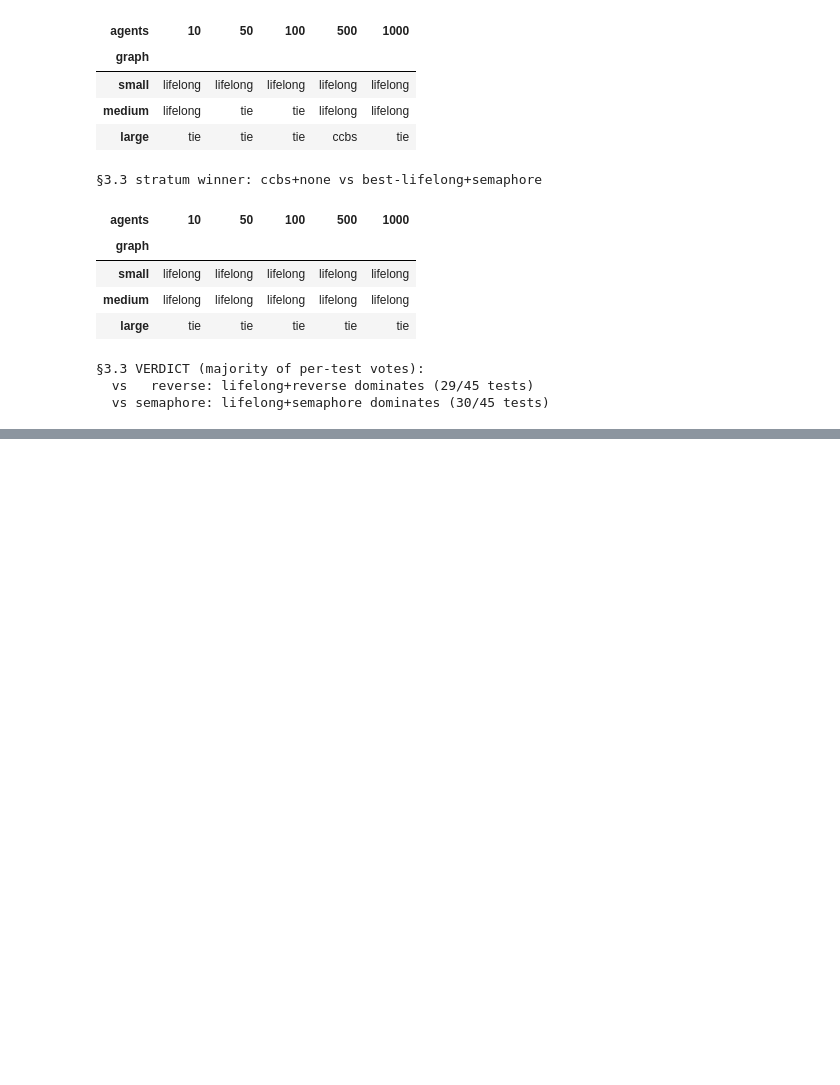
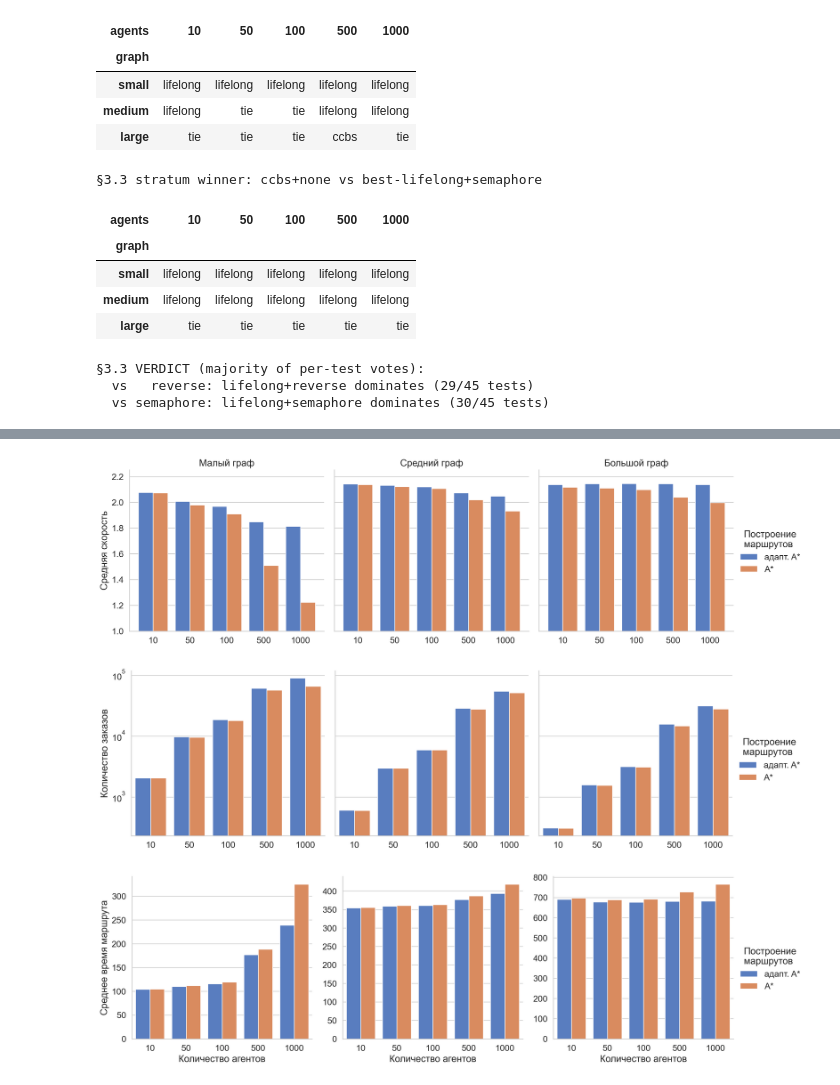
Before and after one commit to iktovr/master-diploma, a Jupyter notebook: src/demo/report.ipynb, the cells around one changed output, grey strips where cells are left out. Saved outputs shown, nothing was run; the diff lists cells and outputs as text; code cells hidden in the pictures; blank space fills up the shorter version.

```diff
--- a/src/demo/report.ipynb
+++ b/src/demo/report.ipynb
@@ -844,0 +913,39 @@ sns.catplot(df)
+# %%
+df = pd.concat(runs.values())
+df['agents'] = df['agents'].astype(int)
+df['conf'] = df['router'] + '+' + df['resolver']
+
+df['graph'] = df['graph'].map({'maps/small_map.geojson': "Малый граф", 'maps/medium_map.geojson': "Средний граф", 'maps/large_map.geojson': "Большой граф"})
+df['conf'] = df['conf'].map({'stat+reverse': 'адапт. A*', 'stat+semaphore': 'адапт. A*', 'astar+reverse': 'A*', 'astar+semaphore': 'A*'})
+# %%
+sns.set(font_scale=1.3)
+sns.set_style('whitegrid')
+sns.set_palette('muted')
+# %%
+data = df[(df['router'] != 'ccbs') & (df['resolver'] == 'semaphore')]
+g = sns.catplot(data, kind='bar', x='agents', y='avg_speed', hue='conf', col='graph', estimator='median', sharey=True, errorbar=None, edgecolor="1", legend_out=True, height=5)
+for ax in g.axes[0]:
+    ax.set_ylim(ymin=1)
+g.set_titles('{col_name}')
+g.set_ylabels('Средняя скорость')
+g.set_xlabels('')
+g._legend.set_title('Построение\nмаршрутов')
+plt.plot()
+
+g = sns.catplot(data, kind='bar', x='agents', y='orders', hue='conf', col='graph', estimator='median', sharey=True, errorbar=None, edgecolor="1", legend_out=True, height=5)
+for ax in g.axes[0]:
+    ax.set_yscale('log')
+g.set_titles('')
+g.set_ylabels('Количество заказов')
+g.set_xlabels('')
+g._legend.set_title('Построение\nмаршрутов')
+
+g = sns.catplot(data, kind='bar', x='agents', y='avg_order_time', hue='conf', col='graph', estimator='median', sharey=False, errorbar=None, edgecolor="1", legend_out=True, height=5)
+g.set_titles('')
+g.set_ylabels('Среднее время маршрута')
+g.set_xlabels('Количество агентов')
+g._legend.set_title('Построение\nмаршрутов')
+# %% [output]
+[figure, added]
+[figure, added]
+[figure, added]
```
Also changed, not shown: parts of 13 cells of this notebook, 19 other files.
